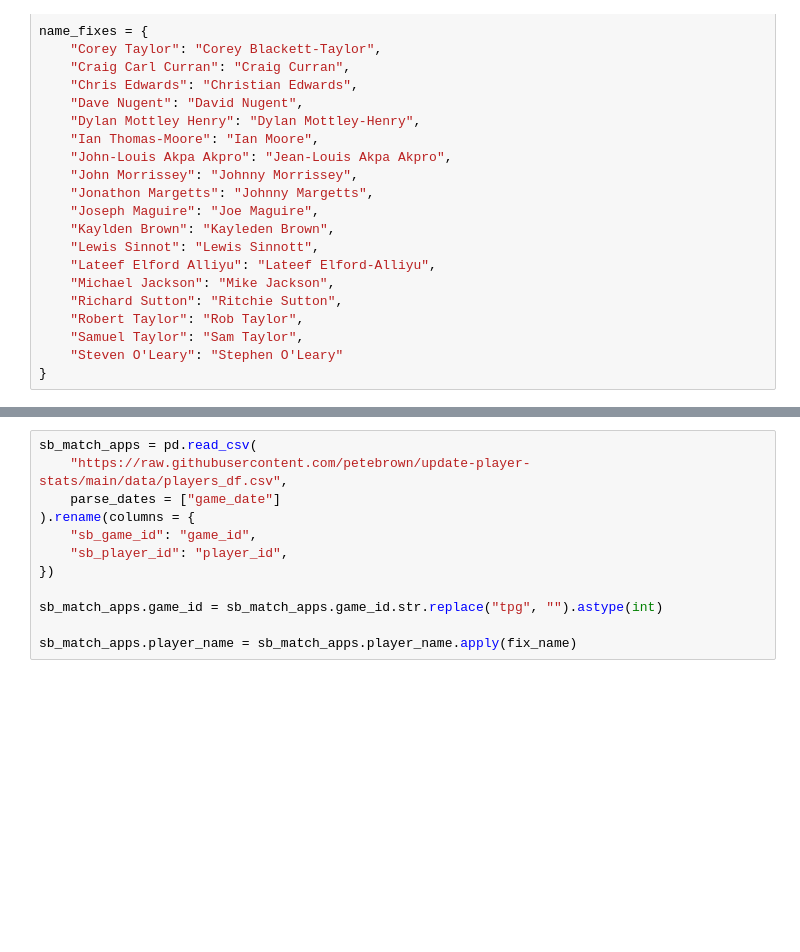
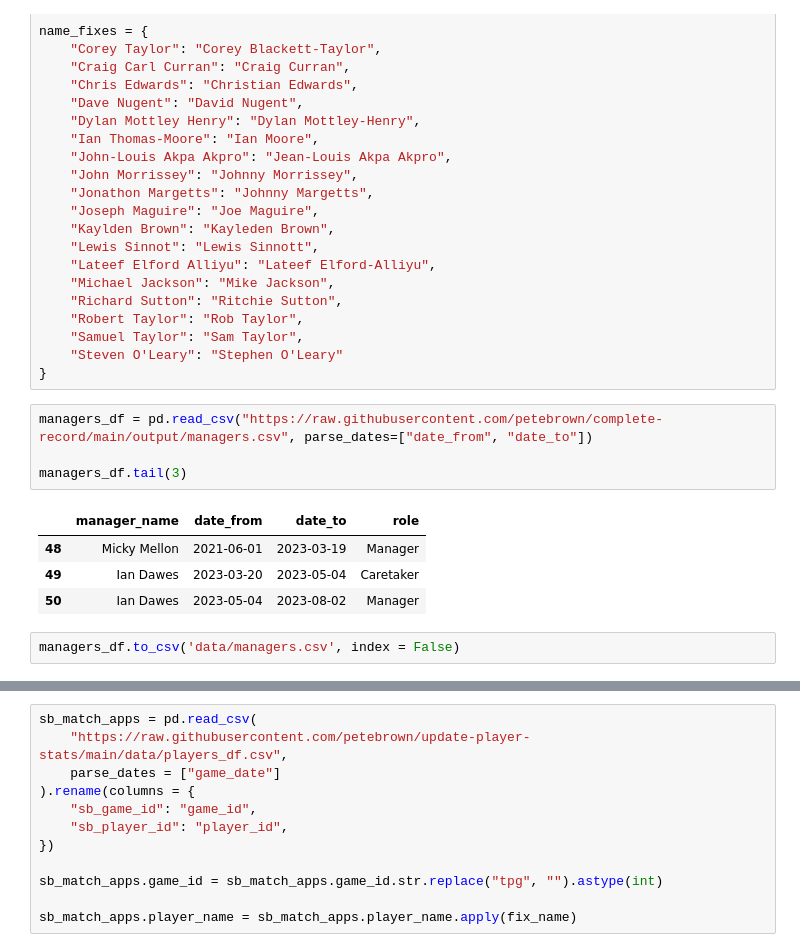
Before and after one commit to petebrown/pre-2023-data-prep, a Jupyter notebook: data-pipeline-prep.ipynb, the cells around one changed output, grey strips where cells are left out. Drawn from its saved outputs; the diff is of its cells as text; blank space fills up the shorter version.

Commit message:
added more csv outputs

```diff
--- a/data-pipeline-prep.ipynb
+++ b/data-pipeline-prep.ipynb
@@ -29,3 +29,14 @@ name_fixes = {
     "Samuel Taylor": "Sam Taylor",
     "Steven O'Leary": "Stephen O'Leary"
 }
+# %%
+managers_df = pd.read_csv("https://raw.githubusercontent.com/petebrown/complete-record/main/output/managers.csv", parse_dates=["date_from", "date_to"])
+
+managers_df.tail(3)
+# %% [output]
+|  | manager_name | date_from | date_to | role |
+| 48 | Micky Mellon | 2021-06-01 | 2023-03-19 | Manager |
+| 49 | Ian Dawes | 2023-03-20 | 2023-05-04 | Caretaker |
+| 50 | Ian Dawes | 2023-05-04 | 2023-08-02 | Manager |
+# %%
+managers_df.to_csv('data/managers.csv', index = False)
```
Also changed, not shown: parts of 22 cells of this notebook, 6 other files.
